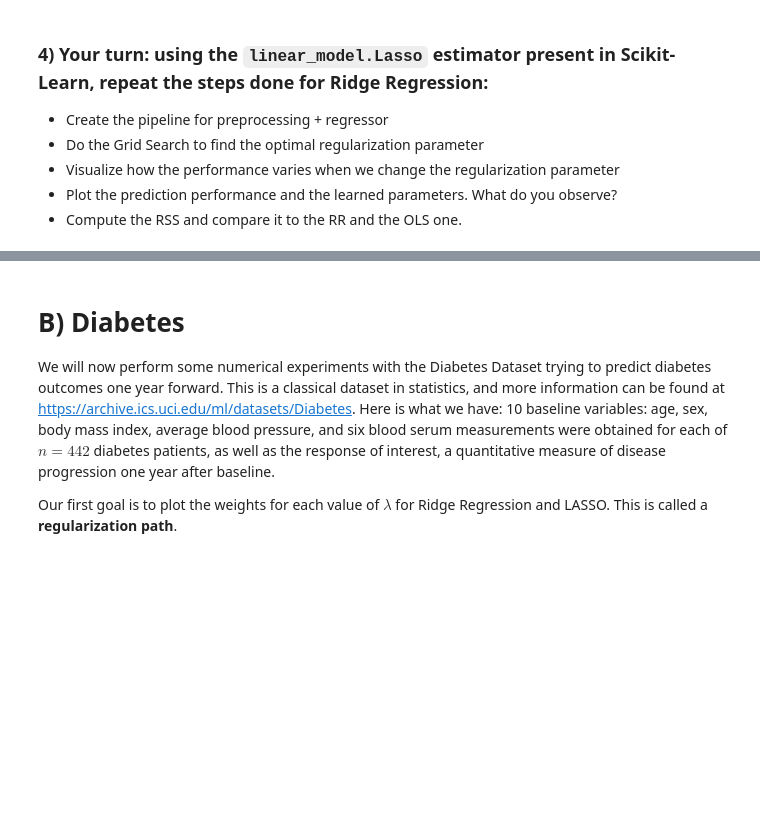
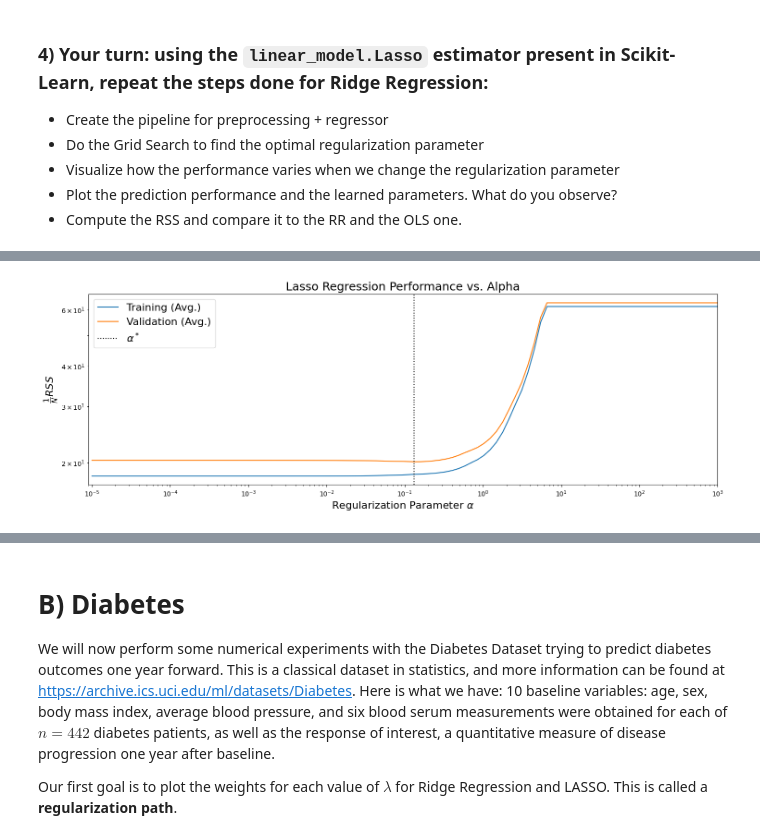
Before and after one commit to Jerry0209/FundamentalLearningEPFL, a Jupyter notebook: TP6/regularized_linear_regression_Jerry.ipynb, the cells around one changed output, grey strips where cells are left out. Saved outputs shown, nothing was run; the diff lists cells and outputs as text; code cells hidden in the pictures; blank space fills up the shorter version.

```diff
--- a/TP6/regularized_linear_regression_Jerry.ipynb
+++ b/TP6/regularized_linear_regression_Jerry.ipynb
@@ -264,3 +385,85 @@ And now, finally, we are ready to take our test data out of deep-freeze. How did
 * Visualize how the performance varies when we change the regularization parameter
 * Plot the prediction performance and the learned parameters. What do you observe?
 * Compute the RSS and compare it to the RR and the OLS one.
+# %%
+#--- Define Lasso Estimator ---#
+regLasso = linear_model.Lasso(alpha=0.01)
+
+#--- Make a Pre-processing + Fitting Pipeline ---#
+pipe_regLasso = make_pipeline(preprocessing.StandardScaler(), regLasso)
+
+#--- Define the Parameters to Search ---#
+param_grid_lasso = [
+    {'lasso__alpha': np.logspace(-5, 3, 100)} # we do CV for values of alpha between 0.0001 and 1000
+]
+
+#--- Define CV ---#
+cv_regLasso = GridSearchCV(pipe_regLasso, param_grid_lasso, scoring=neg_rss, cv=cv, return_train_score=True)
+
+#--- Run CV ---#
+cv_regLasso.fit(XTrain, yTrain)
+
+#--- Record CV Optimizing Hyper-Params ---#
+cvOptAlpha_Lasso = cv_regLasso.cv_results_['param_lasso__alpha'][cv_regLasso.best_index_]
+cvOptParams_Lasso = cv_regLasso.best_estimator_['lasso'].coef_
+
+print("Optimal alpha for Lasso:", cvOptAlpha_Lasso)
+
+#--- Visualize Performance vs. Alpha ---#
+testedAlpha_Lasso = cv_regLasso.cv_results_['param_lasso__alpha']
+trainScores_Lasso = -cv_regLasso.cv_results_['mean_train_score']   # Reverse Sign
+testScores_Lasso = -cv_regLasso.cv_results_['mean_test_score']    # Reverse Sign
+
+plt.figure(figsize=(15,5))
+plt.plot(testedAlpha_Lasso, trainScores_Lasso, '-', label='Training (Avg.)')
+plt.plot(testedAlpha_Lasso, testScores_Lasso, '-', label='Validation (Avg.)')
+plt.xlabel('Regularization Parameter $\\alpha$', fontsize=16)
+plt.ylabel('$\\frac{1}{N}RSS$', fontsize=16)
+plt.axvline(cvOptAlpha_Lasso, label='$\\alpha^*$', color='k', linestyle=':')
+plt.xscale('log')
+plt.xlim([0.9*1e-5, 1e3])
+plt.yscale('log')
+plt.tight_layout()
+plt.legend(loc=2, fontsize=16)
+plt.title('Lasso Regression Performance vs. Alpha', fontsize=18)
+plt.show()
+
+#--- Get Training and Test Predictions ---#
+pipe_regLasso.set_params(lasso__alpha=cvOptAlpha_Lasso)
+pipe_regLasso.fit(XTrain, yTrain)
+yp_Lasso_train = pipe_regLasso.predict(XTrain)
+yp_Lasso_test = pipe_regLasso.predict(XTest)
+
+#--- Visualize Prediction Performance ---#
+plt.figure(figsize=(7,7))
+plt.plot(yTrain, yp_Lasso_train, '.', label='Training (CV-Opt Lasso)')
+plt.plot(yTest, yp_Lasso_test, 'x', label='Testing (CV-Opt Lasso)')
+plt.plot([0, 40], [0, 40], '-k', linewidth=0.7, label="Perfect")
+plt.xlabel('Ozone (True)', fontsize=16)
+plt.ylabel('Ozone (Predicted)', fontsize=16)
+plt.legend(loc=2, fontsize=16);
+plt.title('Prediction Performance (Lasso Regression)', fontsize=18)
+plt.show()
+
+
+#--- Visualize Learned Parameters ---#
+plt.figure(figsize=(7,7))
+plt.stem(pipe_regLasso['lasso'].coef_)
+plt.title('Learned Model $\\hat{\\beta}$ (Lasso Regression)', fontsize=18)
+plt.xticks(range(9),data.keys()[1:10], rotation='vertical');
+plt.show()
+
+
+#--- Compute RSS ---#
+rss_train_Lasso = np.mean(np.power(yTrain - yp_Lasso_train, 2))
+rss_test_Lasso = np.mean(np.power(yTest - yp_Lasso_test, 2))
+
+print("Normalized RSS (Train) - Lasso Regression: %0.2f" % rss_train_Lasso)
+print("Normalized RSS  (Test) - Lasso Regression: %0.2f" % rss_test_Lasso)
+
+# Compare with OLS and Ridge RSS
+print("\nNormalized RSS (Train) - OLS: %0.2f" % rss_train)
+print("Normalized RSS  (Test) - OLS: %0.2f" % rss_test)
+print("\nNormalized RSS (Train) - Ridge Regression: %0.2f" % rss_train_RR)
+print("Normalized RSS  (Test) - Ridge Regression: %0.2f" % rss_test_RR)
+# %% [output]
@@ -266,0 +471 @@ And now, finally, we are ready to take our test data out of deep-freeze. How did
+[figure, added]
```
Also changed, not shown: parts of 12 cells of this notebook.
